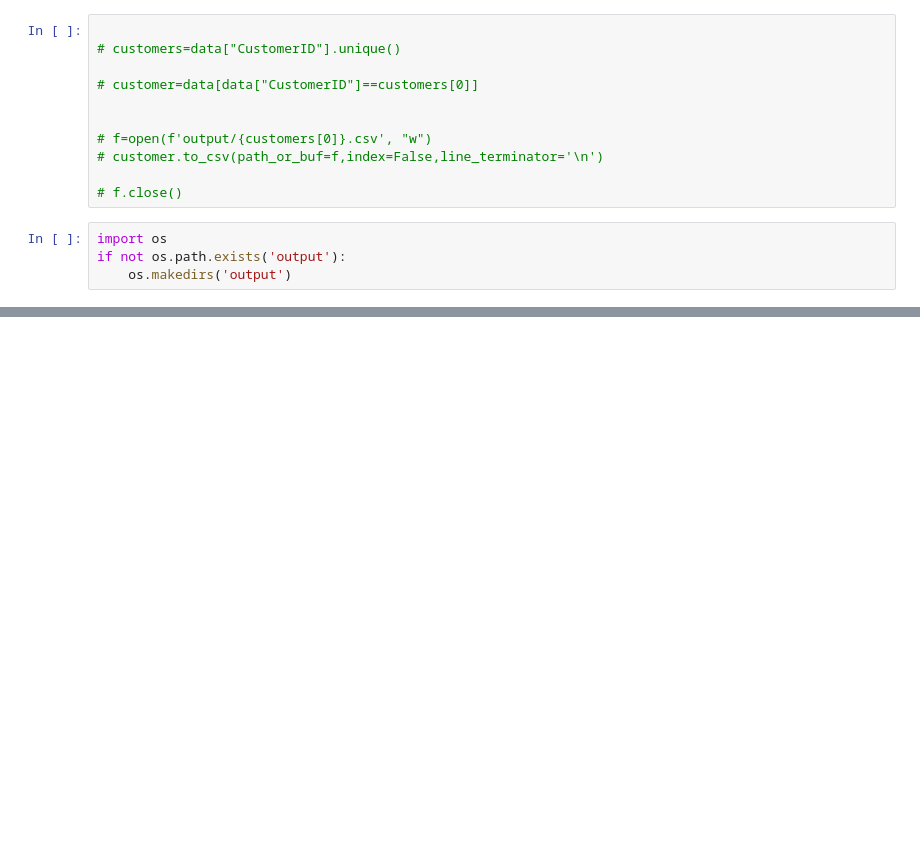
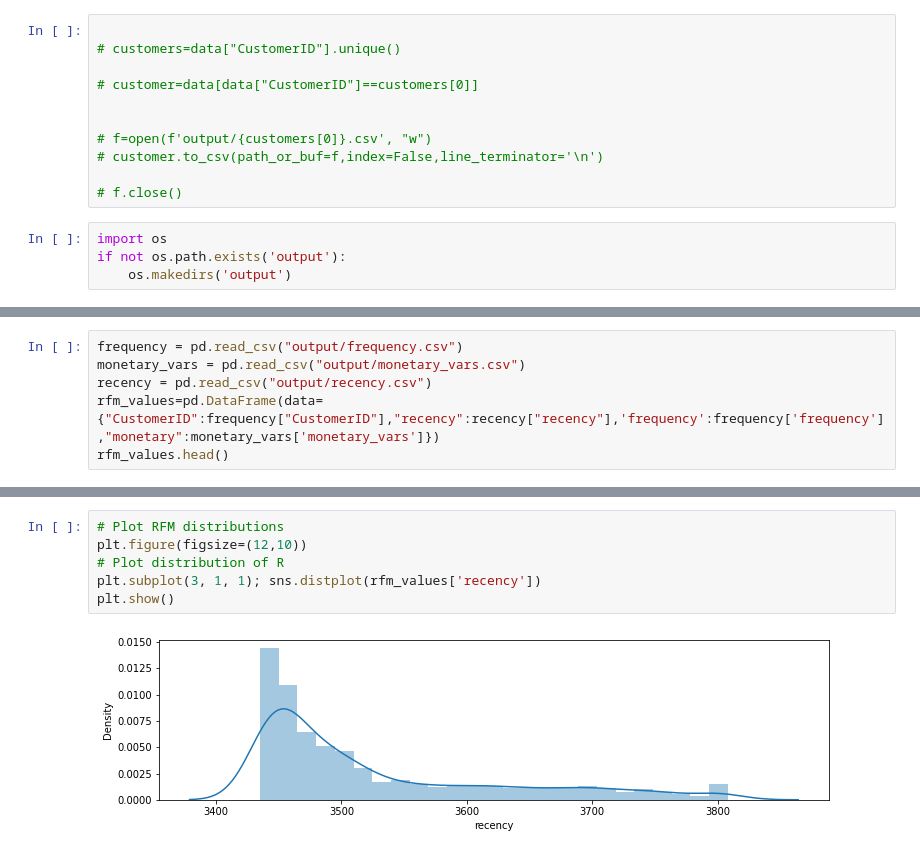
Before and after one commit to alicebalayan/Shopping-Prediction, a Jupyter notebook: notebook.ipynb, the cells around one changed output, grey strips where cells are left out. Cells and saved outputs as stored; diff of their text form; blank space fills up the shorter version.

```diff
--- a/notebook.ipynb
+++ b/notebook.ipynb
@@ -78,3 +86,9 @@ unique_dates=pd.DataFrame(unique_dates)
 f=open(f'output/recency.csv', "w")
 unique_dates.to_csv(path_or_buf=f,index=False,line_terminator='\n')
 f.close()
+# %%
+frequency = pd.read_csv("output/frequency.csv")
+monetary_vars = pd.read_csv("output/monetary_vars.csv")
+recency = pd.read_csv("output/recency.csv")
+rfm_values=pd.DataFrame(data={"CustomerID":frequency["CustomerID"],"recency":recency["recency"],'frequency':frequency['frequency'],"monetary":monetary_vars['monetary_vars']})
+rfm_values.head()
@@ -80,0 +102,8 @@ f.close()
+# %%
+# Plot RFM distributions
+plt.figure(figsize=(12,10))
+# Plot distribution of R
+plt.subplot(3, 1, 1); sns.distplot(rfm_values['recency'])
+plt.show()
+# %% [output]
+[figure, added]
```
Also changed, not shown: parts of 8 cells of this notebook.
